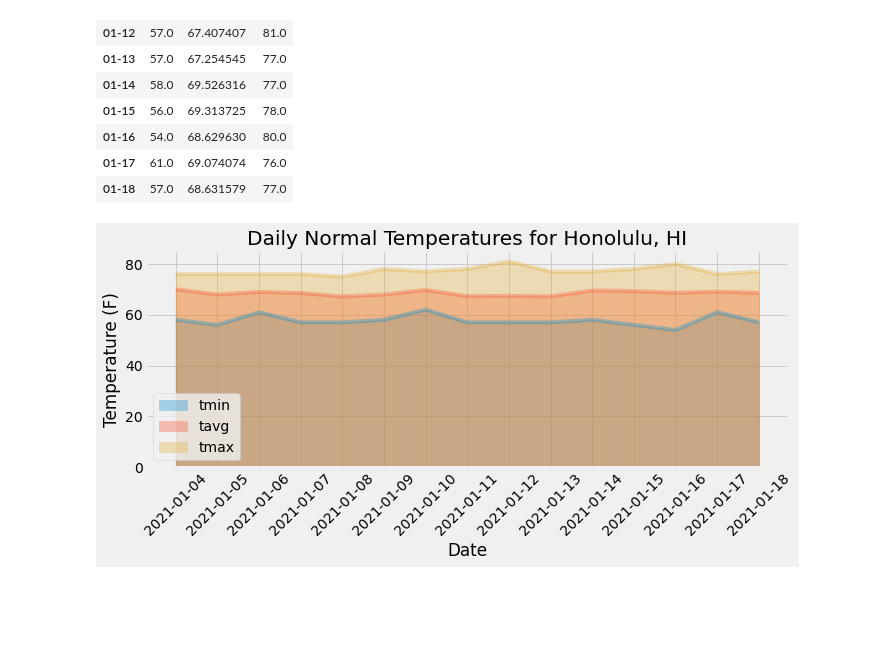
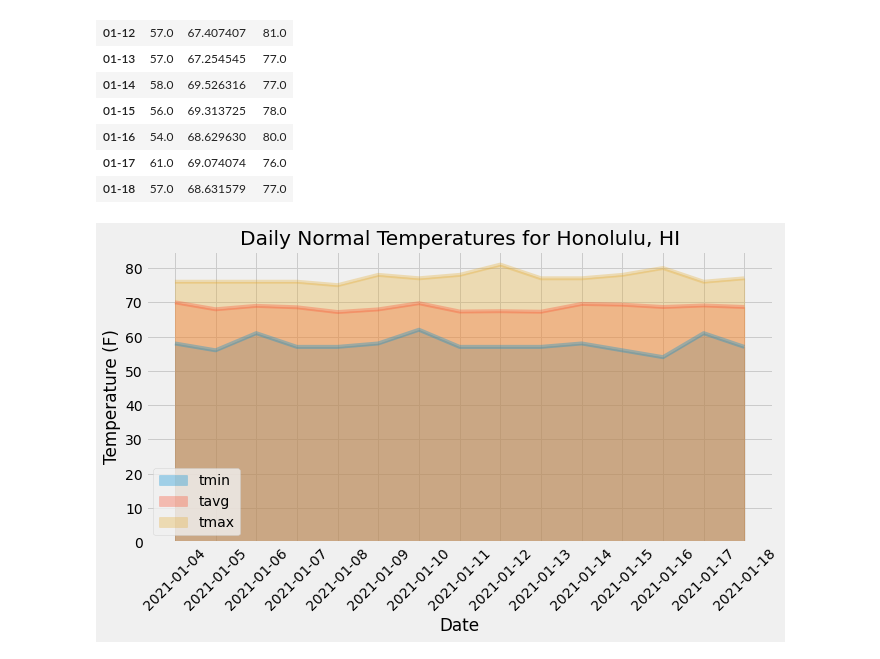
Before and after one commit to sabrinasaleh/sqlalchemy-challenge, a Jupyter notebook: climate_starter.ipynb, the cells around one changed output. Drawn from its saved outputs; the diff is of its cells as text; code cells hidden in the pictures; blank space fills up the shorter version.

```diff
--- a/climate_starter.ipynb
+++ b/climate_starter.ipynb
@@ -456,33 +457,33 @@ normals_df
 # %%
 # Plot the daily normals as an area plot with `stacked=False`
 trip_dates = [
     "01-04",
     "01-05",
     "01-06",
     "01-07",
     "01-08",
     "01-09",
     "01-10",
     "01-11",
     "01-12",
     "01-13",
     "01-14",
     "01-15",
     "01-16",
     "01-17",
     "01-18",
 ]
 
 fig, ax = plt.subplots(figsize=(10, 5))
 normals_df.plot.area(ax=ax, stacked=False, alpha=0.333)
 ax.set_xlabel("Date")
 ax.set_ylabel("Temperature (F)")
 ax.set_title("Daily Normal Temperatures for Honolulu, HI")
 dates = [f"2021-{trip_date}" for trip_date in trip_dates]
 ax.set_xticks(np.arange(len(dates)))
 ax.set_xticklabels(dates, rotation=45)
-plt.tight_layout()
-plt.savefig("Images/sabrina_daily-normals.png")
+# plt.tight_layout()
+# plt.savefig("Images/sabrina_daily-normals.png")
 plt.show()
 # %% [output]
-[figure, old version]
+[figure, new version]
```
Also changed, not shown: parts of 4 cells of this notebook.
